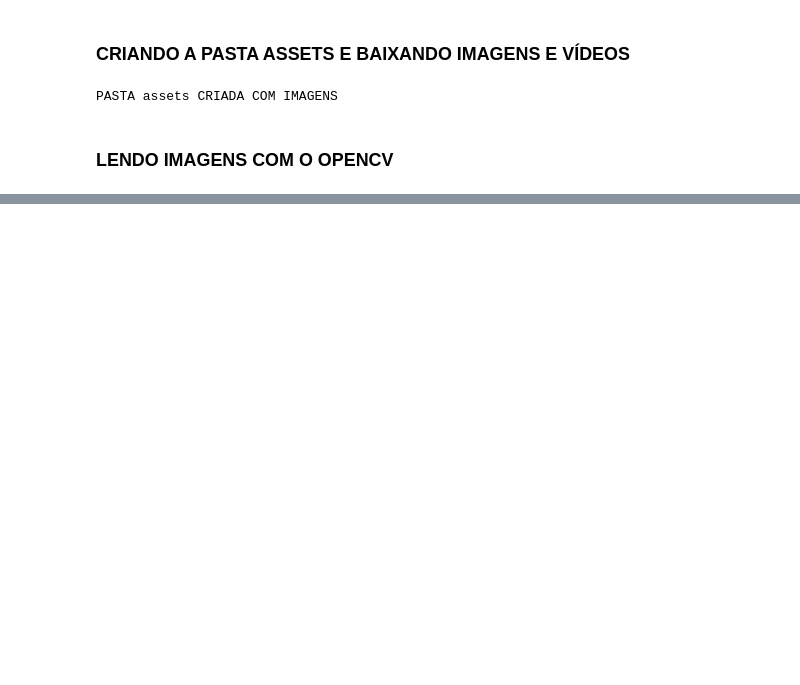
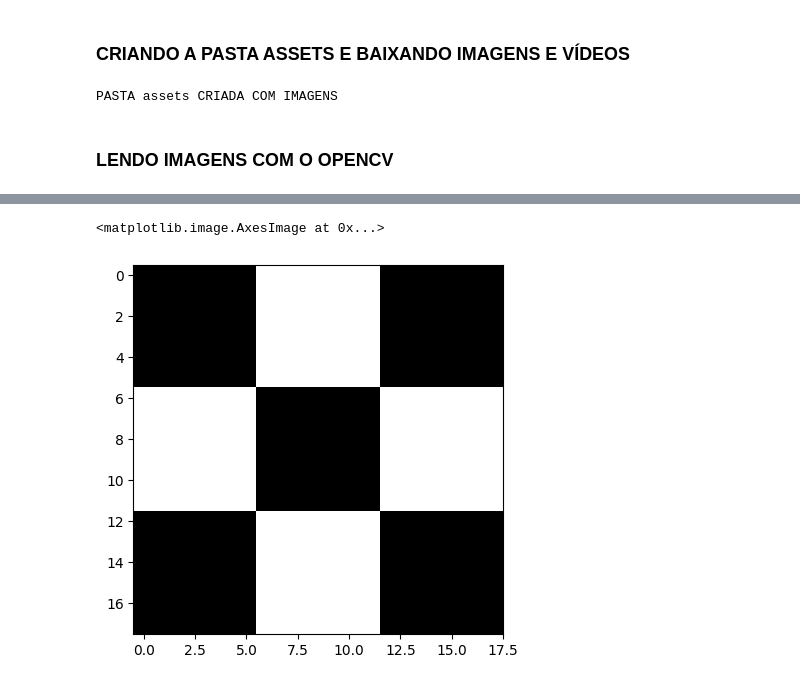
Before and after one commit to Felipex99/OPEN_CV, a Jupyter notebook: opencv.ipynb, the cells around one changed output, grey strips where cells are left out. Saved outputs shown, nothing was run; the diff lists cells and outputs as text; code cells hidden in the pictures; blank space fills up the shorter version.

```diff
--- a/opencv.ipynb
+++ b/opencv.ipynb
@@ -61,0 +121,6 @@ d
+# %%
+# CONFIGURANDO O MAPA DE COR PARA ESCALA DE CINZA PARA A APROPRIADA EXIBIÇÃO
+plt.imshow(img, cmap="gray")
+# %% [output]
+<matplotlib.image.AxesImage at 0x...>
+[figure, added]
```
Also changed, not shown: parts of 26 cells of this notebook, 9 other files.
